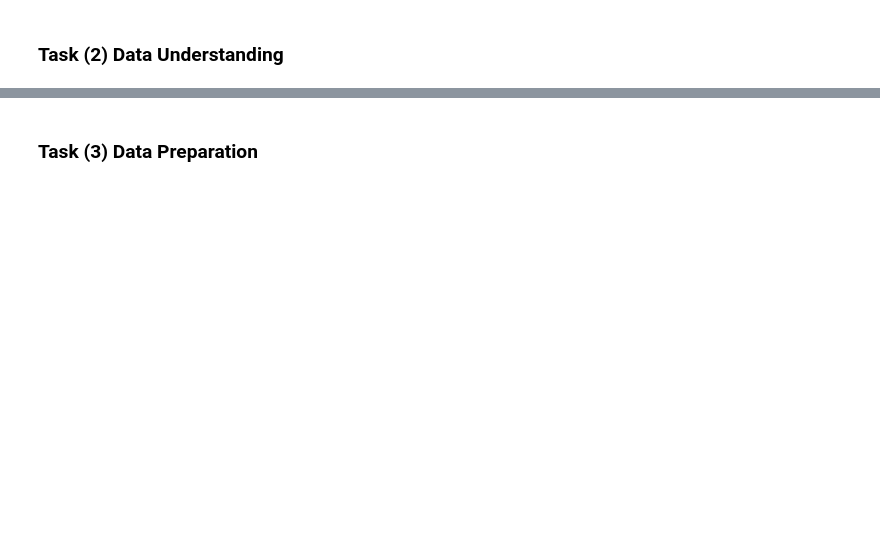
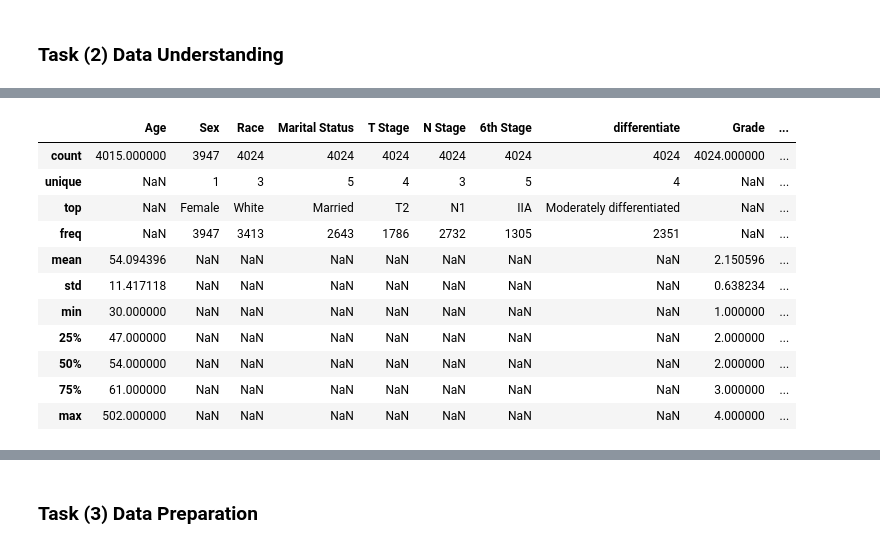
Before and after one commit to donphi/ml-assignment-1, a Jupyter notebook: notebooks/Task2.ipynb, the cells around one changed output, grey strips where cells are left out. Cells and saved outputs as stored; diff of their text form; code cells hidden in the pictures; blank space fills up the shorter version.

```diff
--- a/notebooks/Task2.ipynb
+++ b/notebooks/Task2.ipynb
@@ -78,0 +93,17 @@ data_drop.describe()
+# %%
+# Display the current statistics for each column
+# The output displays currently only the columns which contains only integers.
+data_retain.describe(include = 'all')
+# %% [output]
+|  | Age | Sex | Race | Marital Status | T Stage | N Stage | 6th Stage | differentiate | Grade | ... |
+| count | 4015.000000 | 3947 | 4024 | 4024 | 4024 | 4024 | 4024 | 4024 | 4024.000000 | ... |
+| unique | NaN | 1 | 3 | 5 | 4 | 3 | 5 | 4 | NaN | ... |
+| top | NaN | Female | White | Married | T2 | N1 | IIA | Moderately differentiated | NaN | ... |
+| freq | NaN | 3947 | 3413 | 2643 | 1786 | 2732 | 1305 | 2351 | NaN | ... |
+| mean | 54.094396 | NaN | NaN | NaN | NaN | NaN | NaN | NaN | 2.150596 | ... |
+| std | 11.417118 | NaN | NaN | NaN | NaN | NaN | NaN | NaN | 0.638234 | ... |
+| min | 30.000000 | NaN | NaN | NaN | NaN | NaN | NaN | NaN | 1.000000 | ... |
+| 25% | 47.000000 | NaN | NaN | NaN | NaN | NaN | NaN | NaN | 2.000000 | ... |
+| 50% | 54.000000 | NaN | NaN | NaN | NaN | NaN | NaN | NaN | 2.000000 | ... |
+| 75% | 61.000000 | NaN | NaN | NaN | NaN | NaN | NaN | NaN | 3.000000 | ... |
+| max | 502.000000 | NaN | NaN | NaN | NaN | NaN | NaN | NaN | 4.000000 | ... |
```
Also changed, not shown: parts of 39 cells of this notebook, 1 other file.
